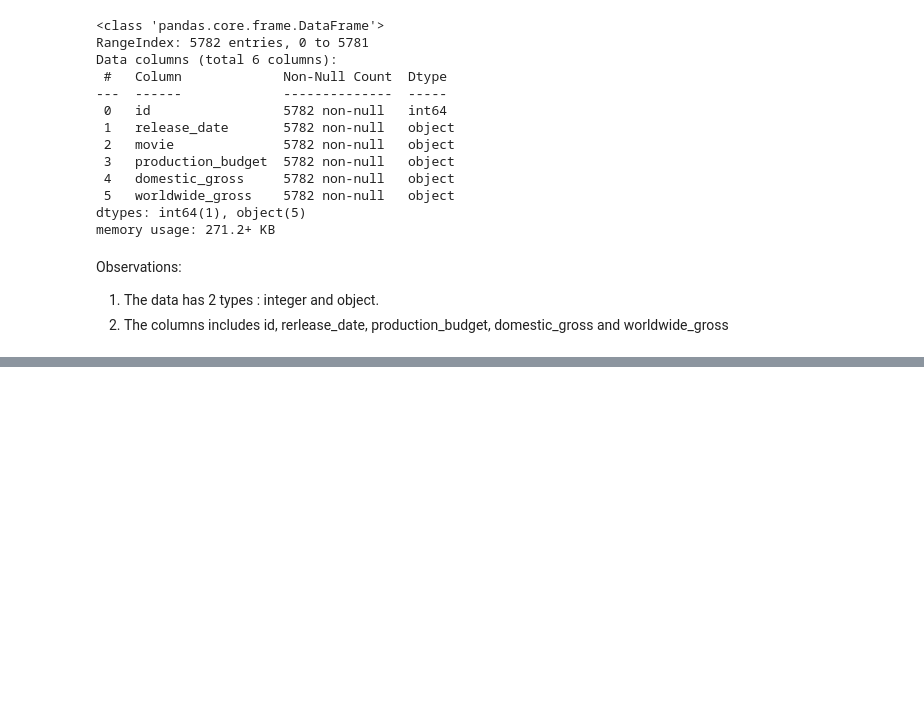
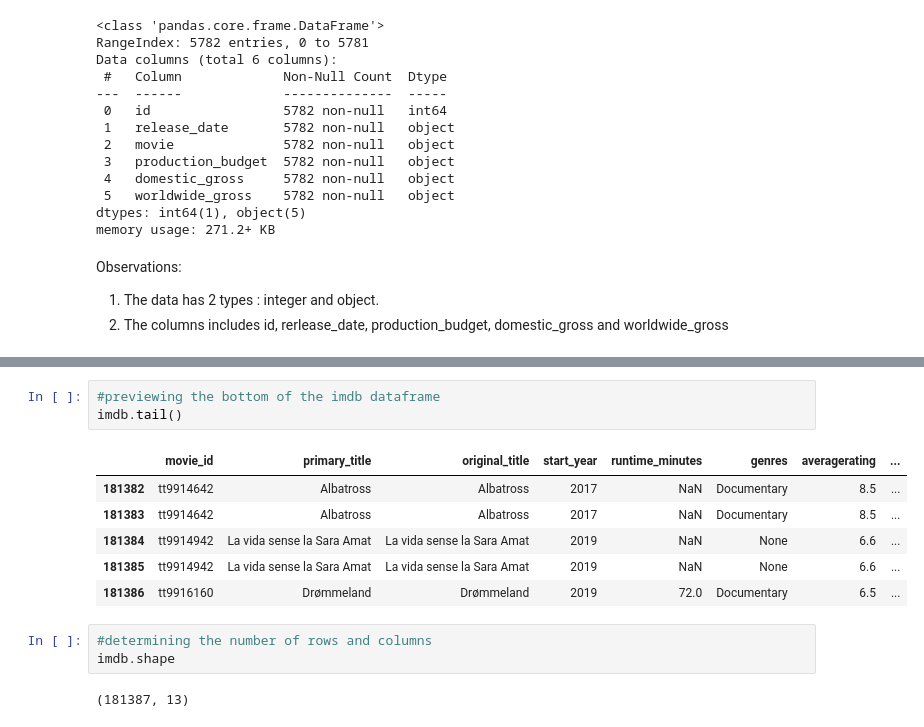
Before and after one commit to George-Mbugua/Movie_Analysis, a Jupyter notebook: Movie_Analysis.ipynb, the cells around one changed output, grey strips where cells are left out. Drawn from its saved outputs; the diff is of its cells as text; blank space fills up the shorter version.

```diff
--- a/Movie_Analysis.ipynb
+++ b/Movie_Analysis.ipynb
@@ -296,0 +396,15 @@ Observations:
+# %%
+#previewing the bottom of the imdb dataframe
+imdb.tail()
+# %% [output]
+|  | movie_id | primary_title | original_title | start_year | runtime_minutes | genres | averagerating | ... |
+| 181382 | tt9914642 | Albatross | Albatross | 2017 | NaN | Documentary | 8.5 | ... |
+| 181383 | tt9914642 | Albatross | Albatross | 2017 | NaN | Documentary | 8.5 | ... |
+| 181384 | tt9914942 | La vida sense la Sara Amat | La vida sense la Sara Amat | 2019 | NaN | None | 6.6 | ... |
+| 181385 | tt9914942 | La vida sense la Sara Amat | La vida sense la Sara Amat | 2019 | NaN | None | 6.6 | ... |
+| 181386 | tt9916160 | Drømmeland | Drømmeland | 2019 | 72.0 | Documentary | 6.5 | ... |
+# %%
+#determining the number of rows and columns
+imdb.shape
+# %% [output]
+(181387, 13)
```
Also changed, not shown: parts of 14 cells of this notebook.
